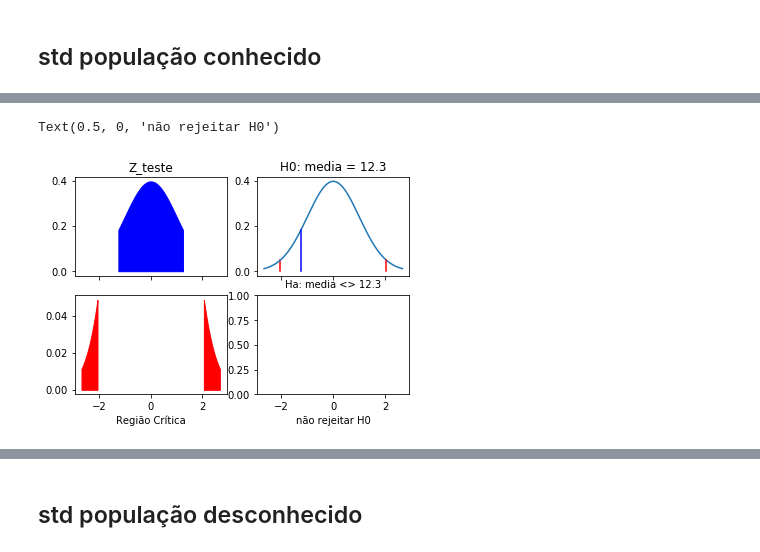
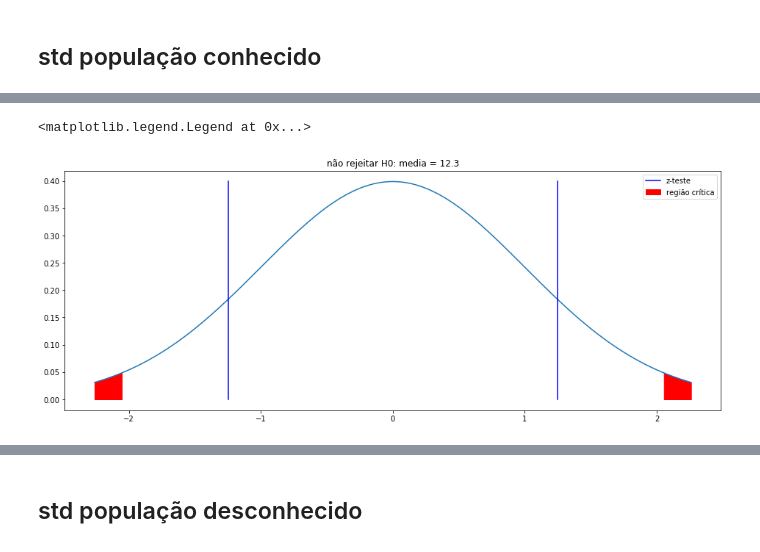
Before and after one commit to mjoventino/stats, a Jupyter notebook: 4a_Teste_Hipoteses.ipynb, the cells around one changed output, grey strips where cells are left out. Cells and saved outputs as stored; diff of their text form; code cells hidden in the pictures.

```diff
--- a/4a_Teste_Hipoteses.ipynb
+++ b/4a_Teste_Hipoteses.ipynb
@@ -112,37 +114,29 @@ pd.DataFrame(d, index=[d_cauda.get(cauda)])
-# %%
-lim_g= max(abs(z_teste),abs(z_alfa))
-x= np.linspace(-lim_g*1.3,lim_g*1.3,3000)       # gera um intervalo no eixo x em toda a distribuição
-y= rv.pdf(x)
-if(cauda=='i'):
-    x1= np.linspace(-lim_g*1.3, z_teste, 3000)       # intervalor x entre limite inferior e z_teste
-    y1= rv.pdf(x1)
-    x2= np.linspace(-lim_g*1.3, z_alfa,3000)       # gera um intervalo no eixo x na região crítica
-    y2= rv.pdf(x2)
-    fig, a= plt.subplots(2,2,sharex='all')
-if(cauda=='s'):
-    x1= np.linspace(z_teste, lim_g*1.3,3000)       # intervalor x entre z_teste e limite superior
-    y1= rv.pdf(x1)
-    x2= np.linspace(z_alfa,lim_g*1.3,3000)       # gera um intervalo no eixo x na região crítica
-    y2= rv.pdf(x2)
-    fig, a= plt.subplots(2,2,sharex='all')
-if(cauda=='b'):
-    x1= np.linspace(z_teste, -z_teste,3000)       # intervalor x entre z_teste e limite superior
-    y1= rv.pdf(x1)
-    x2= np.linspace(z_alfa,lim_g*1.3,3000)       # gera um intervalo no eixo x na região crítica
-    y2= rv.pdf(x2)
-    fig, a= plt.subplots(2,2,sharex='all')
-    a[1][0].fill_between(-x2,rv.pdf(-x2),color='red')                    # área região  critica inferior
-    a[0][1].plot([-z_alfa, -z_alfa], [0, rv.pdf(z_alfa)], color= 'red') # marcação reg. critica inferior
-a[0][0].fill_between(x1,y1, color='blue')
-a[0][0].set_title('Z_teste')
-a[1][0].fill_between(x2,y2,color='red')
-a[1][0].set_xlabel('Região Crítica')
-a[0][1].plot(x,y)
-a[0][1].plot([z_teste,z_teste],[0,rv.pdf(z_teste)], color='blue')
-a[0][1].plot([z_alfa, z_alfa], [0, rv.pdf(z_alfa)], color= 'red')
-a[0][1].set_title('H0: '+l_teste[0])
-a[0][1].set_xlabel('Ha: '+l_teste[1])
-a[1][1].set_xlabel(rej(p,alfa) + ' H0')
-# %% [output]
-Text(0.5, 0, 'não rejeitar H0')
-[figure, removed]
+# %%
+lim_g= max(abs(z_teste),abs(z_alfa))
+x= np.linspace(-lim_g*1.1,lim_g*1.1,3000)       # gera um intervalo no eixo x em toda a distribuição
+x_alfa2 = np.linspace(abs(z_alfa), lim_g*1.1,1000)  # intervalo na região critica superior
+x_alfa1 = np.linspace(-lim_g*1.1, -abs(z_alfa), 1000)  # intervalo na região critica inferior
+y= rv.pdf(x)
+y_alfa2 = rv.pdf(x_alfa2)
+y_alfa1 = rv.pdf(x_alfa1)
+fig, ax = plt.subplots(figsize=(16,6))
+ax.set_title(rej(p,alfa) + ' H0: ' + l_teste[0])
+ax.plot(x,y)
+if(cauda=='b'):
+    #ax.plot(x,y)
+    ax.fill_between(x_alfa2, y_alfa2, color='r', label='região crítica')
+    ax.fill_between(x_alfa1, y_alfa1, color='r')
+    ax.plot([abs(z_teste), abs(z_teste)], [0, rv.pdf(0)], color= 'b', label='z-teste')
+    ax.plot([-abs(z_teste), -abs(z_teste)], [0, rv.pdf(0)], color= 'b')
+    #ax.plot([z_teste, z_teste], [0, rv.pdf(0)], color= 'b', label='z-teste')
+    #ax.legend()
+if (cauda=='i'):
+    ax.fill_between(x_alfa1, y_alfa1, color='r', label='região crítica')
+    ax.plot([-abs(z_teste), -abs(z_teste)], [0, rv.pdf(0)], color= 'b', label='z-teste')
+if (cauda=='s'):
+    ax.fill_between(x_alfa2, y_alfa2, color='r', label='região crítica')
+    ax.plot([abs(z_teste), abs(z_teste)], [0, rv.pdf(0)], color= 'b', label='z-teste')
+ax.legend()
+# %% [output]
+<matplotlib.legend.Legend at 0x...>
+[figure, added]
```
Also changed, not shown: parts of 6 cells of this notebook.
